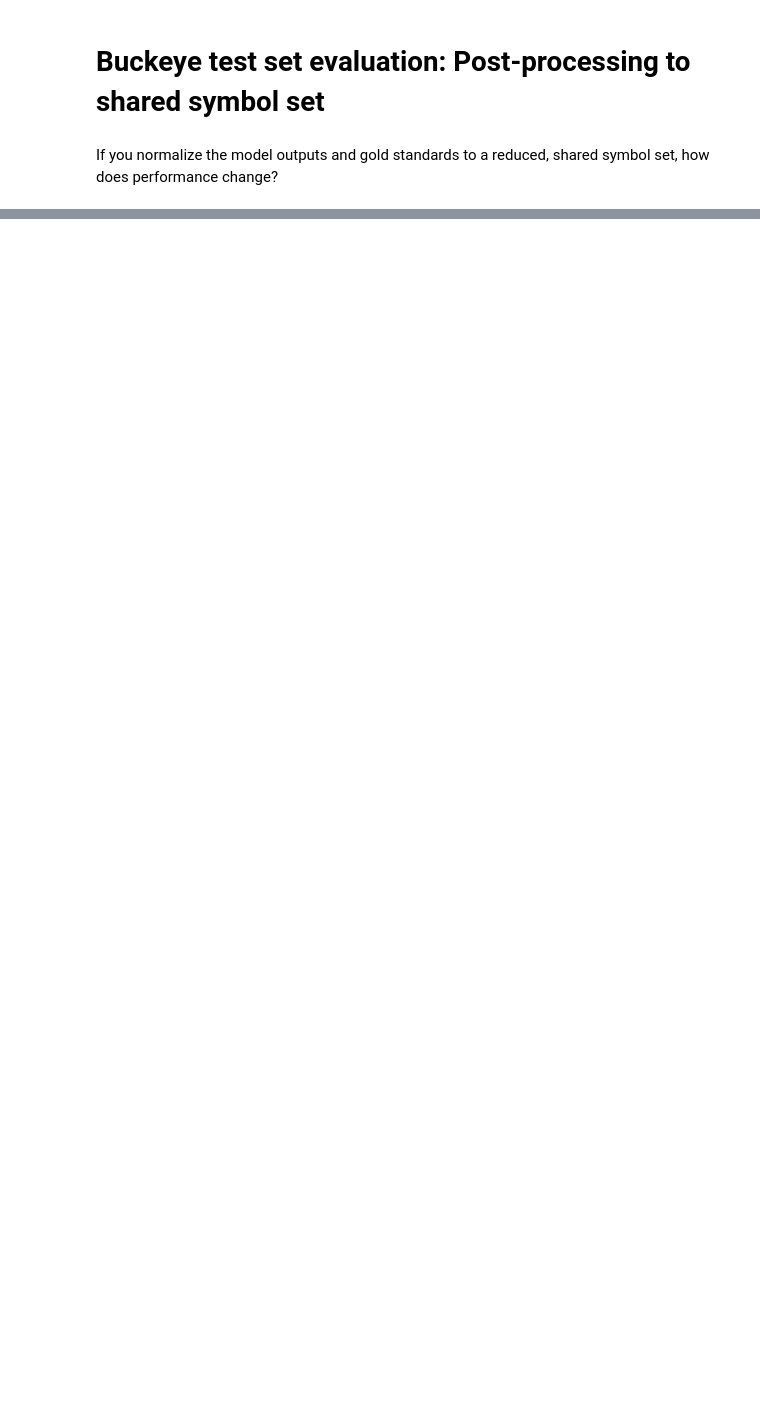
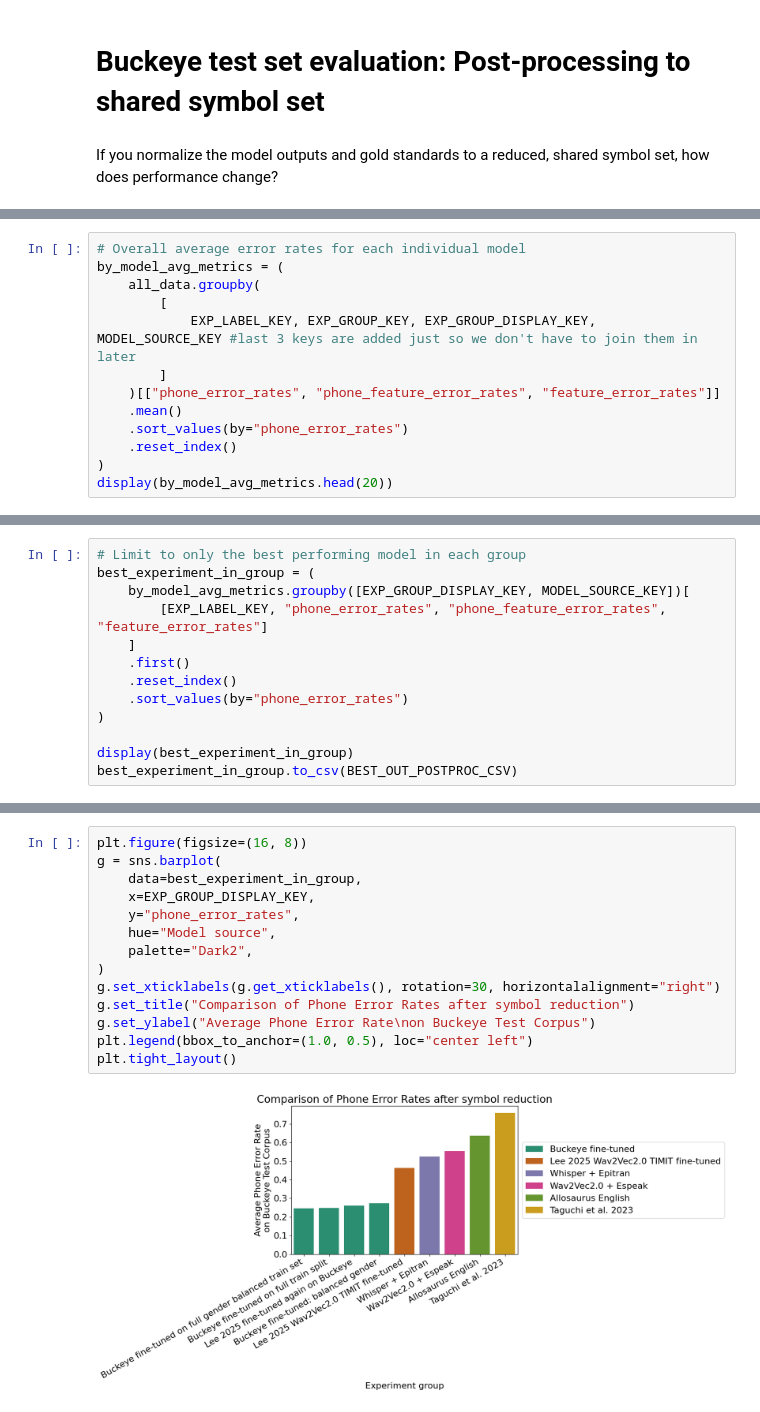
Before and after one commit to UMassCDS/wav2ipa, a Jupyter notebook: notebooks/amp_presentation/buckeye_post_processing_evaluation.ipynb, the cells around one changed output, grey strips where cells are left out. Cells and saved outputs as stored; diff of their text form; blank space fills up the shorter version.

```diff
--- a/notebooks/amp_presentation/buckeye_post_processing_evaluation.ipynb
+++ b/notebooks/amp_presentation/buckeye_post_processing_evaluation.ipynb
@@ -41,0 +240,13 @@ DETAILED_RESULTS_DIR = Path("../data/evaluation_results/detailed_predictions/")
+# %%
+# Overall average error rates for each individual model
+by_model_avg_metrics = (
+    all_data.groupby(
+        [
+            EXP_LABEL_KEY, EXP_GROUP_KEY, EXP_GROUP_DISPLAY_KEY, MODEL_SOURCE_KEY #last 3 keys are added just so we don't have to join them in later
+        ]
+    )[["phone_error_rates", "phone_feature_error_rates", "feature_error_rates"]]
+    .mean()
+    .sort_values(by="phone_error_rates")
+    .reset_index()
+)
+display(by_model_avg_metrics.head(20))
@@ -41,0 +271,13 @@ DETAILED_RESULTS_DIR = Path("../data/evaluation_results/detailed_predictions/")
+# %%
+# Limit to only the best performing model in each group
+best_experiment_in_group = (
+    by_model_avg_metrics.groupby([EXP_GROUP_DISPLAY_KEY, MODEL_SOURCE_KEY])[
+        [EXP_LABEL_KEY, "phone_error_rates", "phone_feature_error_rates", "feature_error_rates"]
+    ]
+    .first()
+    .reset_index()
+    .sort_values(by="phone_error_rates")
+)
+
+display(best_experiment_in_group)
+best_experiment_in_group.to_csv(BEST_OUT_POSTPROC_CSV)
@@ -41,0 +295,16 @@ DETAILED_RESULTS_DIR = Path("../data/evaluation_results/detailed_predictions/")
+# %%
+plt.figure(figsize=(16, 8))
+g = sns.barplot(
+    data=best_experiment_in_group,
+    x=EXP_GROUP_DISPLAY_KEY,
+    y="phone_error_rates",
+    hue="Model source",
+    palette="Dark2",
+)
+g.set_xticklabels(g.get_xticklabels(), rotation=30, horizontalalignment="right")
+g.set_title("Comparison of Phone Error Rates after symbol reduction")
+g.set_ylabel("Average Phone Error Rate\non Buckeye Test Corpus")
+plt.legend(bbox_to_anchor=(1.0, 0.5), loc="center left")
+plt.tight_layout()
+# %% [output]
+[figure, added]
```
Also changed, not shown: parts of 9 cells of this notebook, 1 other file.
